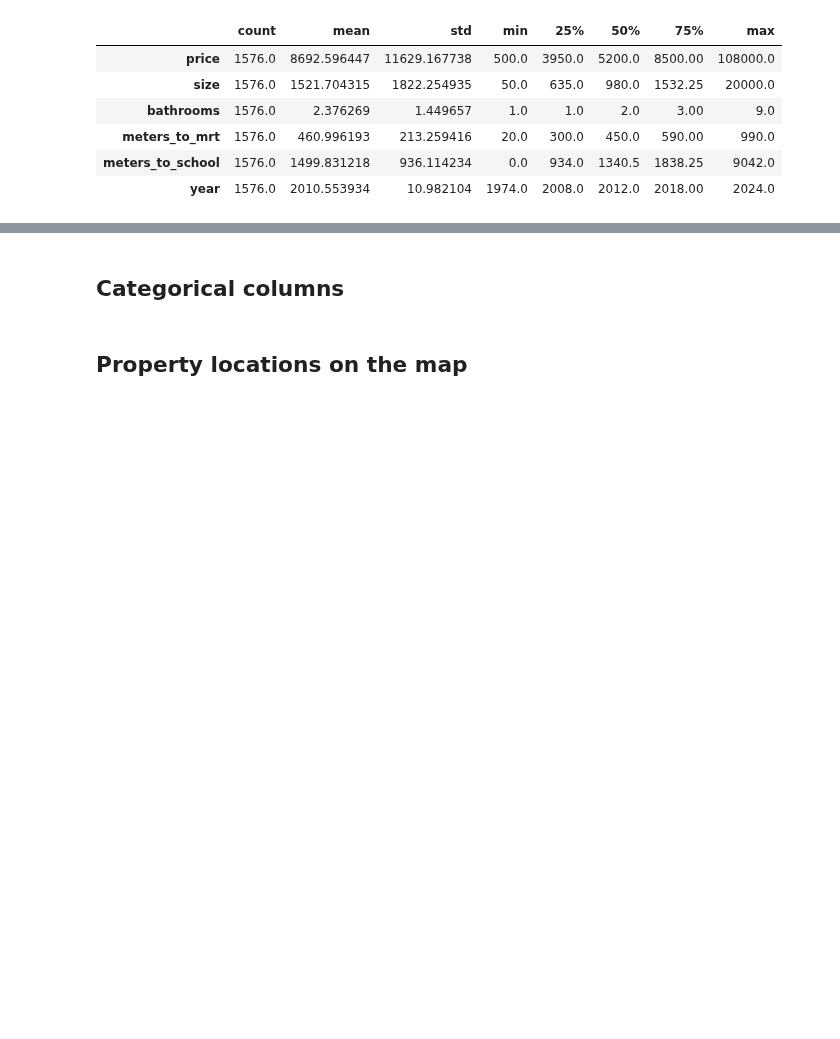
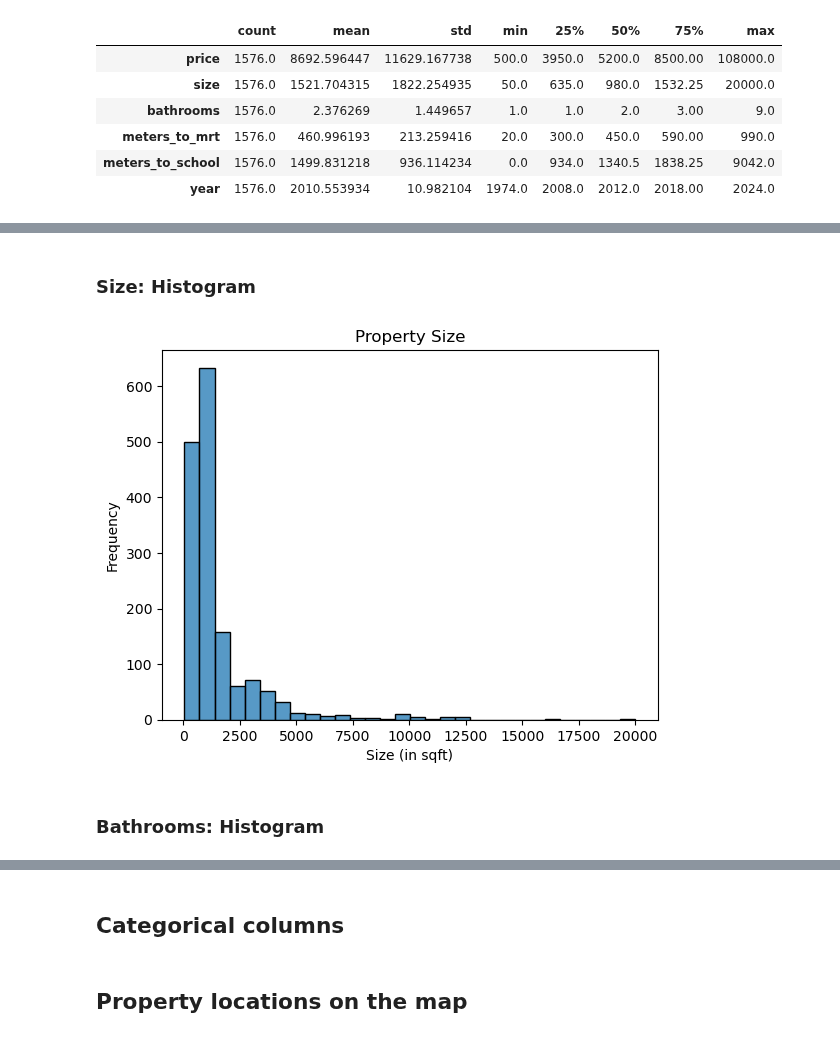
Before and after one commit to JensBender/rental-price-prediction, a Jupyter notebook: data_preprocessing.ipynb, the cells around one changed output, grey strips where cells are left out. Cells and saved outputs as stored; diff of their text form; code cells hidden in the pictures; blank space fills up the shorter version.

```diff
--- a/data_preprocessing.ipynb
+++ b/data_preprocessing.ipynb
@@ -1077,0 +970,22 @@ plt.show()
+# %% [markdown]
+### Size: Histogram
+# %%
+# Create a histogram
+sns.histplot(df["size"], bins=30)
+
+# Add axes labels
+plt.xlabel("Size (in sqft)")
+plt.ylabel("Frequency")
+
+# Set x-axis limits
+# plt.xlim(0, 7500)
+
+# Add title
+plt.title("Property Size")
+
+# Show the plot
+plt.show()
+# %% [output]
+[figure, added]
+# %% [markdown]
+### Bathrooms: Histogram
```
Also changed, not shown: parts of 32 cells of this notebook.
